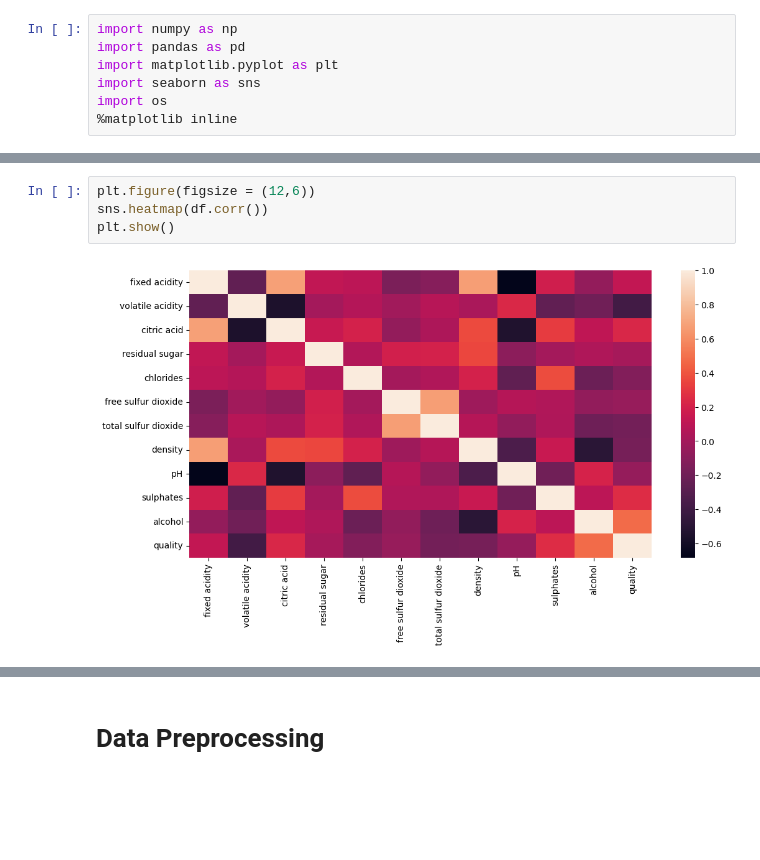
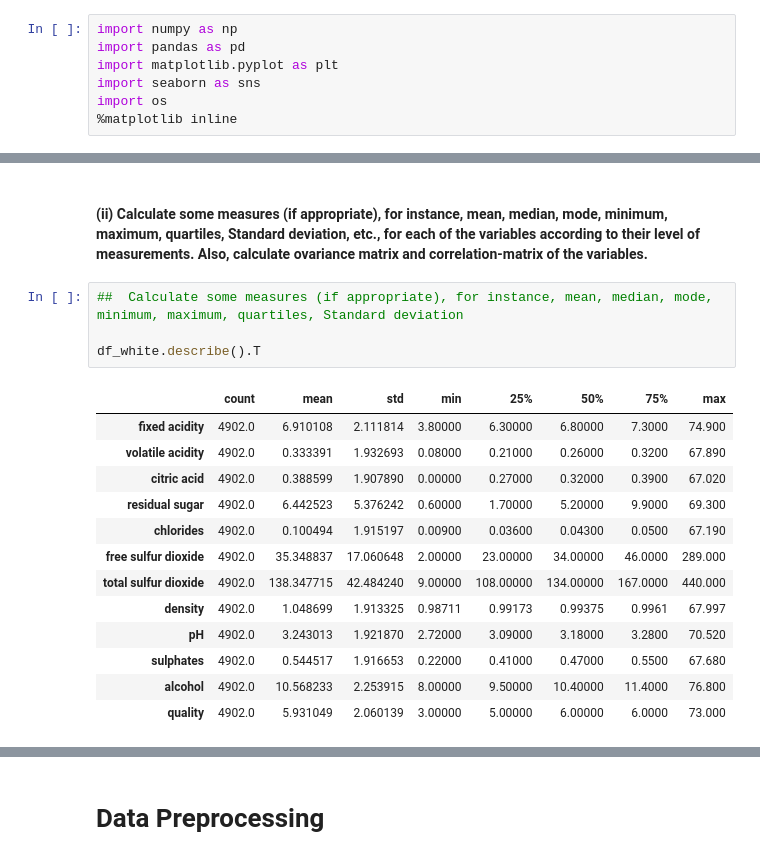
Before and after one commit to mmisobuj/Data-Science-with-Python, a Jupyter notebook: 09.Assignment/WineQuantity/Predict-the-quality-of-the-wine.ipynb, the cells around one changed output, grey strips where cells are left out. Drawn from its saved outputs; the diff is of its cells as text; blank space fills up the shorter version.

```diff
--- a/09.Assignment/WineQuantity/Predict-the-quality-of-the-wine.ipynb
+++ b/09.Assignment/WineQuantity/Predict-the-quality-of-the-wine.ipynb
@@ -67,6 +80,20 @@ plt.show()
-# %%
-plt.figure(figsize = (12,6))
-sns.heatmap(df.corr())
-plt.show()
-# %% [output]
-[figure, removed]
+# %% [markdown]
+#### (ii) Calculate some measures (if appropriate), for instance, mean, median, mode, minimum, maximum, quartiles, Standard deviation, etc., for each of the variables according to their level of measurements. Also, calculate ovariance matrix and correlation-matrix of the variables.
+# %%
+##  Calculate some measures (if appropriate), for instance, mean, median, mode, minimum, maximum, quartiles, Standard deviation
+
+df_white.describe().T
+# %% [output]
+|  | count | mean | std | min | 25% | 50% | 75% | max |
+| fixed acidity | 4902.0 | 6.910108 | 2.111814 | 3.80000 | 6.30000 | 6.80000 | 7.3000 | 74.900 |
+| volatile acidity | 4902.0 | 0.333391 | 1.932693 | 0.08000 | 0.21000 | 0.26000 | 0.3200 | 67.890 |
+| citric acid | 4902.0 | 0.388599 | 1.907890 | 0.00000 | 0.27000 | 0.32000 | 0.3900 | 67.020 |
+| residual sugar | 4902.0 | 6.442523 | 5.376242 | 0.60000 | 1.70000 | 5.20000 | 9.9000 | 69.300 |
+| chlorides | 4902.0 | 0.100494 | 1.915197 | 0.00900 | 0.03600 | 0.04300 | 0.0500 | 67.190 |
+| free sulfur dioxide | 4902.0 | 35.348837 | 17.060648 | 2.00000 | 23.00000 | 34.00000 | 46.0000 | 289.000 |
+| total sulfur dioxide | 4902.0 | 138.347715 | 42.484240 | 9.00000 | 108.00000 | 134.00000 | 167.0000 | 440.000 |
+| density | 4902.0 | 1.048699 | 1.913325 | 0.98711 | 0.99173 | 0.99375 | 0.9961 | 67.997 |
+| pH | 4902.0 | 3.243013 | 1.921870 | 2.72000 | 3.09000 | 3.18000 | 3.2800 | 70.520 |
+| sulphates | 4902.0 | 0.544517 | 1.916653 | 0.22000 | 0.41000 | 0.47000 | 0.5500 | 67.680 |
+| alcohol | 4902.0 | 10.568233 | 2.253915 | 8.00000 | 9.50000 | 10.40000 | 11.4000 | 76.800 |
+| quality | 4902.0 | 5.931049 | 2.060139 | 3.00000 | 5.00000 | 6.00000 | 6.0000 | 73.000 |
```
Also changed, not shown: parts of 20 cells of this notebook, 4 other files.
